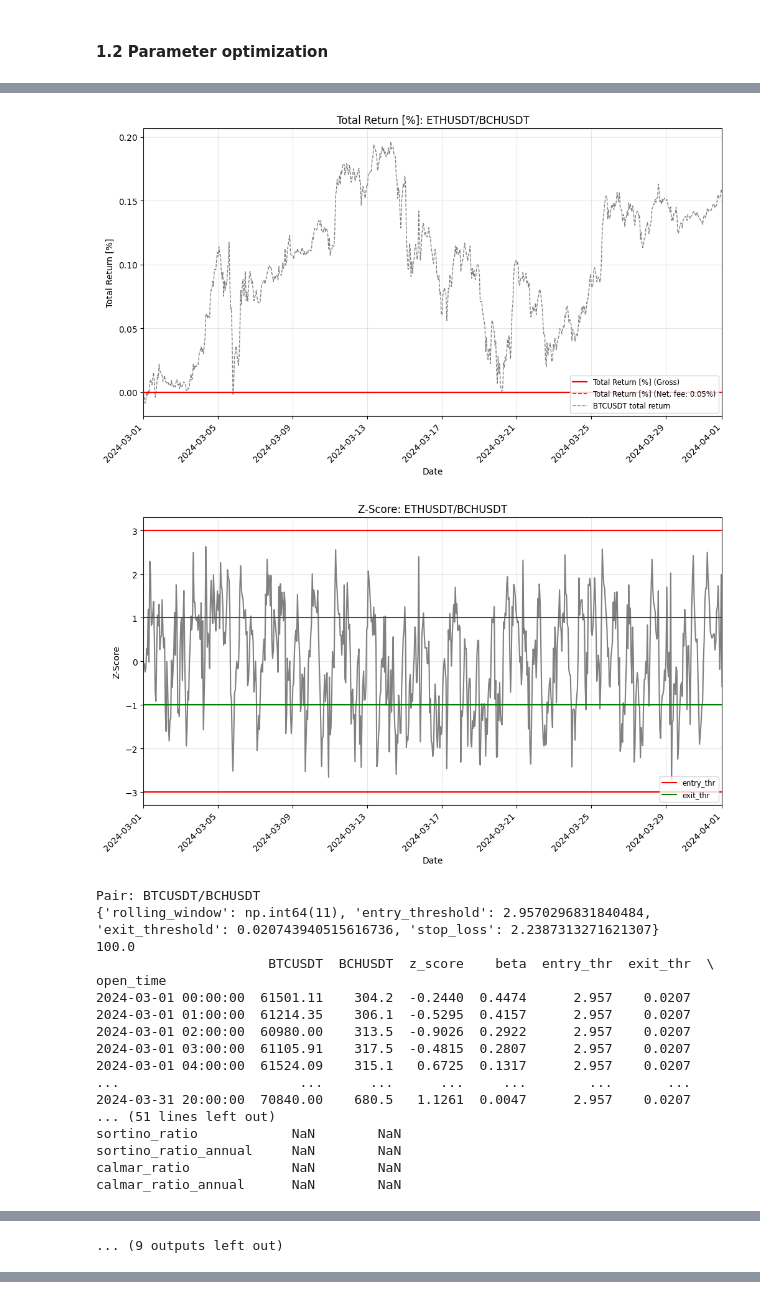
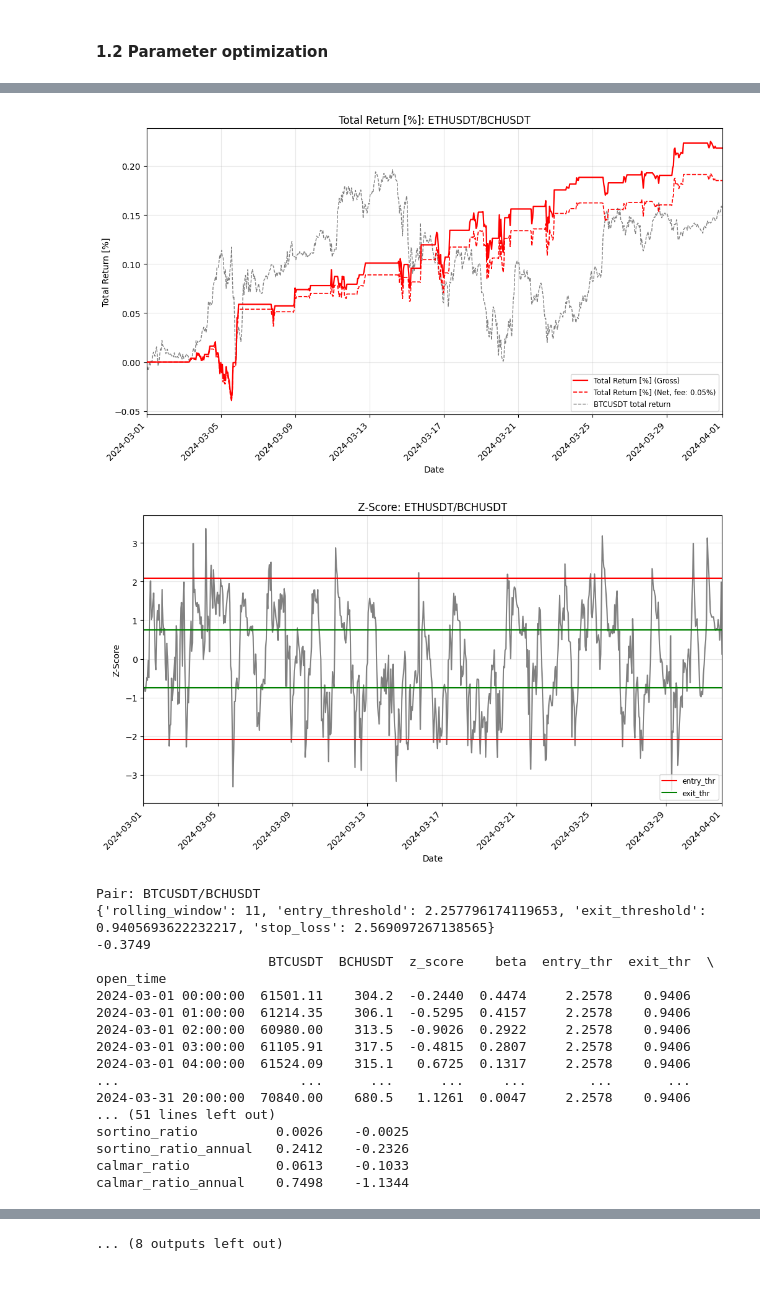
Before and after one commit to damianlebiedz/research-paper, a Jupyter notebook: notebooks/top5_test.ipynb, the cells around one changed output, grey strips where cells are left out. Drawn from its saved outputs; the diff is of its cells as text; code cells hidden in the pictures.

Commit message:
Change params optimization from bayesian to random search, add it to the top1/top5 simulations, perform top5 simulation in notebook.

```diff
--- a/notebooks/top5_test.ipynb
+++ b/notebooks/top5_test.ipynb
@@ -59,20 +56,19 @@ from skopt.space import Integer, Real
 from modules.data_services.data_models import Pair
 from modules.performance.strategy import (
     calculate_stats,
-    calc_bayesian_params,
+    optimize_params,
     single_pair_strategy
 )
 from modules.visualization.plots import plot_positions, plot_zscore, plot_pnl
 
 # Perform Bayesian Optimization
 param_space = [
-        Integer(10, 200, name="rolling_window"),
-        Real(1.1, 3.0, name="entry_threshold"),
-        Real(0.0, 1.0, name="exit_threshold"),
-        Real(1.1, 3.0, name="stop_loss"),
-    ]
+    Integer(10, 30, name="rolling_window"),
+    Real(2.0, 2.5, name="entry_threshold"),
+    Real(0.5, 1.0, name="exit_threshold"),
+    Real(2.0, 3.0, name="stop_loss"),
+]
 metric = ("sortino_ratio_annual", "0.05% fee")
-minimize = False  # Maximize metric
 
 pairs = []
 for ticker in tickers:
@@ -80,10 +76,9 @@ for ticker in tickers:
     ticker_y = ticker.split('-')[1]
     print(f"Pair: {ticker_x}/{ticker_y}")
 
-    best_params, best_score = calc_bayesian_params(ticker_x, ticker_y, fee_rate, initial_cash, position_size,
-                                                   pre_training_start, training_start, training_end,
-                                                   interval, beta_hedge, is_spread, param_space, metric,
-                                                   minimize)
+    best_params, best_score = optimize_params(ticker_x, ticker_y, fee_rate, initial_cash, position_size,
+                                              pre_training_start, training_start, training_end,
+                                              interval, beta_hedge, is_spread, param_space, metric)
     print(best_params)
     print(best_score)
 
@@ -151,19 +145,19 @@ calmar_ratio_annual      NaN        NaN
-[figure, old version]
+[figure, new version]
-[figure, old version]
+[figure, new version]
-Pair: BTCUSDT/BCHUSDT
-{'rolling_window': np.int64(11), 'entry_threshold': 2.9570296831840484, 'exit_threshold': 0.020743940515616736, 'stop_loss': 2.2387313271621307}
-100.0
-                      BTCUSDT  BCHUSDT  z_score    beta  entry_thr  exit_thr  \
-open_time
-2024-03-01 00:00:00  61501.11    304.2  -0.2440  0.4474      2.957    0.0207
-2024-03-01 01:00:00  61214.35    306.1  -0.5295  0.4157      2.957    0.0207
-2024-03-01 02:00:00  60980.00    313.5  -0.9026  0.2922      2.957    0.0207
-2024-03-01 03:00:00  61105.91    317.5  -0.4815  0.2807      2.957    0.0207
-2024-03-01 04:00:00  61524.09    315.1   0.6725  0.1317      2.957    0.0207
-...                       ...      ...      ...     ...        ...       ...
-2024-03-31 20:00:00  70840.00    680.5   1.1261  0.0047      2.957    0.0207
-... (51 lines left out)
-sortino_ratio            NaN        NaN
-sortino_ratio_annual     NaN        NaN
-calmar_ratio             NaN        NaN
-calmar_ratio_annual      NaN        NaN
+Pair: BTCUSDT/BCHUSDT
+{'rolling_window': 11, 'entry_threshold': 2.257796174119653, 'exit_threshold': 0.9405693622232217, 'stop_loss': 2.569097267138565}
+-0.3749
+                      BTCUSDT  BCHUSDT  z_score    beta  entry_thr  exit_thr  \
+open_time
+2024-03-01 00:00:00  61501.11    304.2  -0.2440  0.4474     2.2578    0.9406
+2024-03-01 01:00:00  61214.35    306.1  -0.5295  0.4157     2.2578    0.9406
+2024-03-01 02:00:00  60980.00    313.5  -0.9026  0.2922     2.2578    0.9406
+2024-03-01 03:00:00  61105.91    317.5  -0.4815  0.2807     2.2578    0.9406
+2024-03-01 04:00:00  61524.09    315.1   0.6725  0.1317     2.2578    0.9406
+...                       ...      ...      ...     ...        ...       ...
+2024-03-31 20:00:00  70840.00    680.5   1.1261  0.0047     2.2578    0.9406
+... (51 lines left out)
+sortino_ratio          0.0026    -0.0025
+sortino_ratio_annual   0.2412    -0.2326
+calmar_ratio           0.0613    -0.1033
+calmar_ratio_annual    0.7498    -1.1344
@@ -192 +185,0 @@ calmar_ratio_annual      NaN        NaN
-... (9 outputs left out)
@@ -193,3 +187,4 @@ calmar_ratio_annual      NaN        NaN
+... (8 outputs left out)
 # %%
 cols_to_sum = ['position', 'total_return', 'total_fees', 'net_return']
 summary_data = pairs[0].data[cols_to_sum].copy()
```
Also changed, not shown: parts of 5 cells of this notebook, 5 other files.
